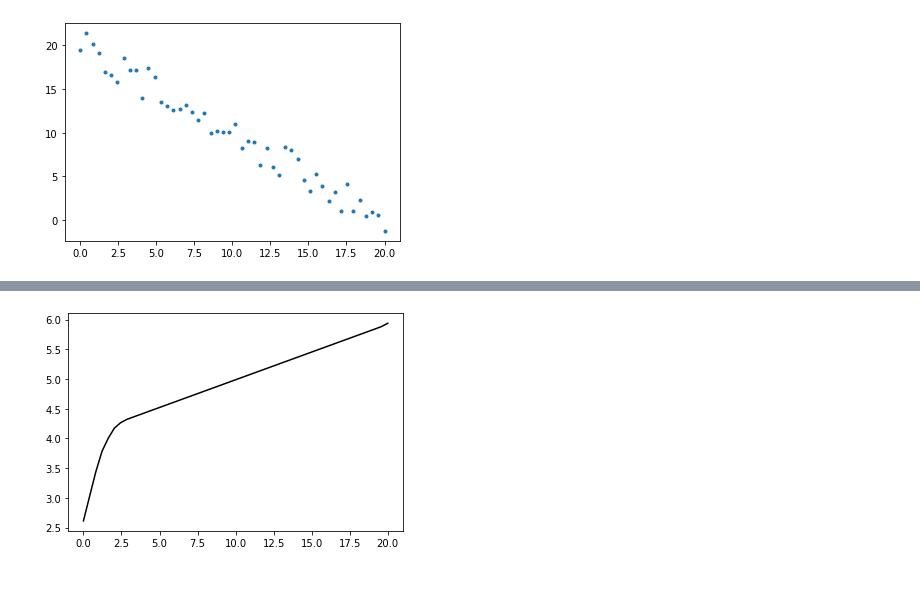
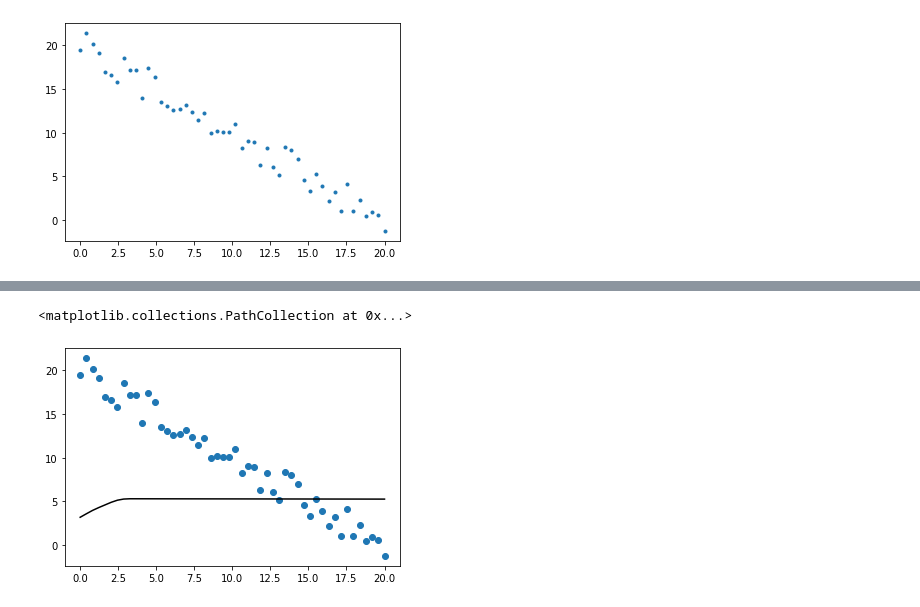
Before and after one commit to ameympatil/MIT-ML, a Jupyter notebook: Keras_Practical_using_Functional_API.ipynb, the cells around one changed output, grey strips where cells are left out. Cells and saved outputs as stored; diff of their text form; code cells hidden in the pictures.

```diff
--- a/Keras_Practical_using_Functional_API.ipynb
+++ b/Keras_Practical_using_Functional_API.ipynb
@@ -41,7 +43,6 @@ plot_model(model)
 # %%
 model.compile(optimizer='adam',loss = 'mae')
 # %%
-model.fit(xs,ys,epochs=200
-          ,batch_size=128)
+model.fit(xs,ys,epochs=200,batch_size=64)
 # %% [output]
 Epoch 1/200
@@ -68,4 +69,5 @@ y_pred = model.predict(xs)
 
 # plot the graph
 plt.plot(xs,y_pred,'k',label='Predicted')
+plt.scatter(xs,ys,label=True)
 # %% [output]
@@ -73 +75,2 @@ plt.plot(xs,y_pred,'k',label='Predicted')
+<matplotlib.collections.PathCollection at 0x...>
-[figure, old version]
+[figure, new version]
```
Also changed, not shown: parts of 4 cells of this notebook.
